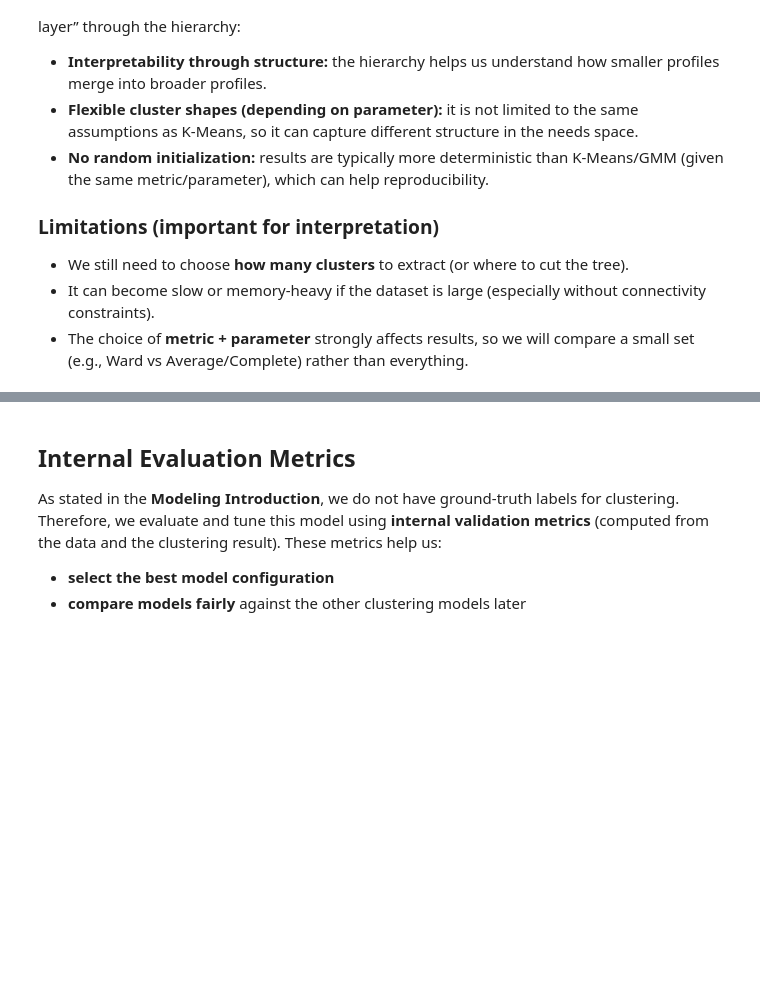
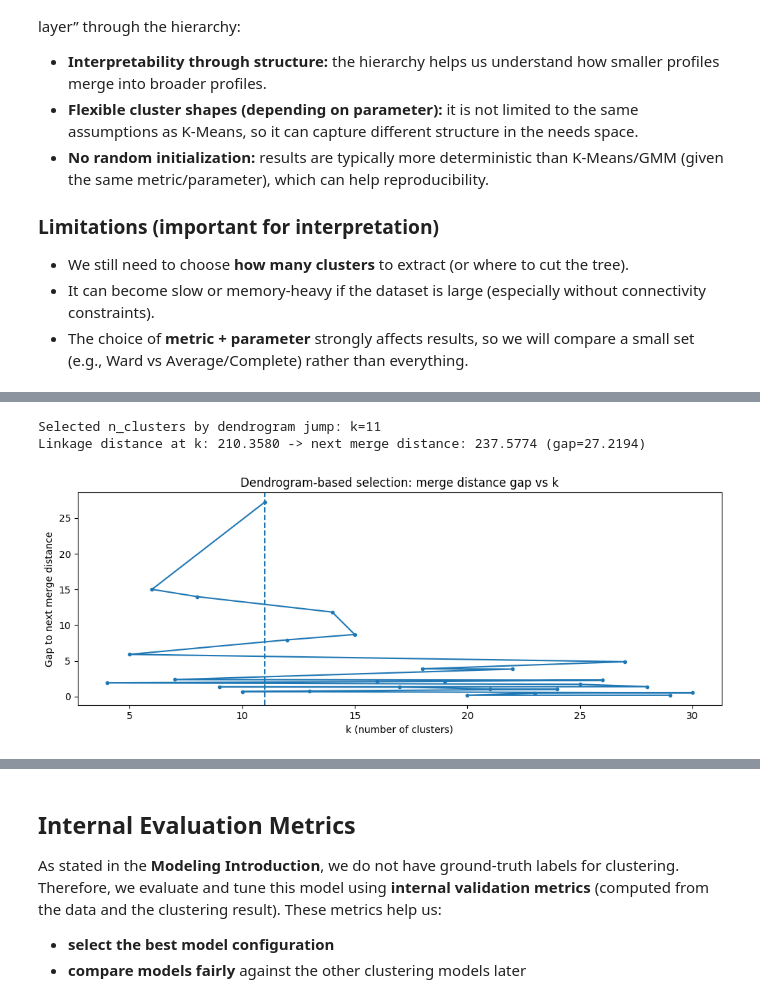
Before and after one commit to Etxarri/ShelterAI, a Jupyter notebook: backend/ai-service/documentation/clustering_models_2.ipynb, the cells around one changed output, grey strips where cells are left out. Drawn from its saved outputs; the diff is of its cells as text; code cells hidden in the pictures; blank space fills up the shorter version.

```diff
--- a/backend/ai-service/documentation/clustering_models_2.ipynb
+++ b/backend/ai-service/documentation/clustering_models_2.ipynb
@@ -1051,6 +1041,8 @@ print(ranked[[
 print("\nBEST:", best_name)
 print("\nBest cluster profiles (sorted by size):")
 print(best_profiles[["cluster","n","%","top_features","top_lifts"]].to_string(index=False))
+
+best_estimator = next(c["estimator"] for c in candidates if c["name"] == best_name)
 # %% [output]
               candidate  interpretability  silhouette  calinski_harabasz  davies_bouldin   k  min_cluster_size  noise_ratio  strength  distinctness  size_penalty  k_penalty  noise_penalty
        KMeans (CH k=18)          0.423146   -0.050828          76.372228        3.641419  18                78          0.0  0.434670      0.973488          1.00   1.000000            1.0
@@ -1104,7 +1096,7 @@ Because our dataset is high-dimensional, the plot will use a **2D embedding (UMA
 > Note: the 2D visualization does not fully represent the true distances in the original space, so it is used as an explanatory tool rather than a strict evaluation criterion.
 # %%
 kmeans = best_estimator
-n_clusters = len(np.unique(y_kmeans))
+n_clusters = best_estimator.n_clusters
 print(best_estimator)
 print(n_clusters)
 
@@ -1186,0 +1231,51 @@ dfhierarchical = train_df
+# %%
+K_MIN = 4
+K_MAX = 30
+
+merge_distances = Z[:, 2]
+
+n = X_scaled.shape[0]
+
+def k_to_merge_index(k):
+    """
+    We want the point where the clustering has k clusters.
+    That happens after (n - k) merges.
+    merge index = (n - k) - 1 in 0-based indexing.
+    """
+    i = n - k
+    idx = i - 1
+    return idx
+
+# Compute "gap" between consecutive merge distances near where k is in [K_MIN, K_MAX]
+# Large gap => next merge would combine very different groups => good cut BEFORE it.
+candidates = []
+for k in range(K_MIN, K_MAX + 1):
+    idx = k_to_merge_index(k)
+    if idx <= 0 or idx >= len(merge_distances) - 1:
+        continue
+    gap = merge_distances[idx + 1] - merge_distances[idx]  # jump to next merge
+    candidates.append((gap, k, merge_distances[idx], merge_distances[idx + 1]))
+
+# Select k with maximum gap
+candidates.sort(reverse=True, key=lambda x: x[0])
+best_gap, best_k, d_k, d_next = candidates[0]
+
+print(f"Selected n_clusters by dendrogram jump: k={best_k}")
+print(f"Linkage distance at k: {d_k:.4f} -> next merge distance: {d_next:.4f} (gap={best_gap:.4f})")
+
+# Visualize merge distances around the candidate range (optional but helpful)
+ks = [c[1] for c in candidates]
+gaps = [c[0] for c in candidates]
+
+plt.figure(figsize=(10, 4))
+plt.plot(ks, gaps, marker=".")
+plt.axvline(best_k, linestyle="--")
+plt.title("Dendrogram-based selection: merge distance gap vs k")
+plt.xlabel("k (number of clusters)")
+plt.ylabel("Gap to next merge distance")
+plt.tight_layout()
+plt.show()
+# %% [output]
+Selected n_clusters by dendrogram jump: k=11
+Linkage distance at k: 210.3580 -> next merge distance: 237.5774 (gap=27.2194)
+[figure, added]
```
Also changed, not shown: parts of 77 cells of this notebook.
